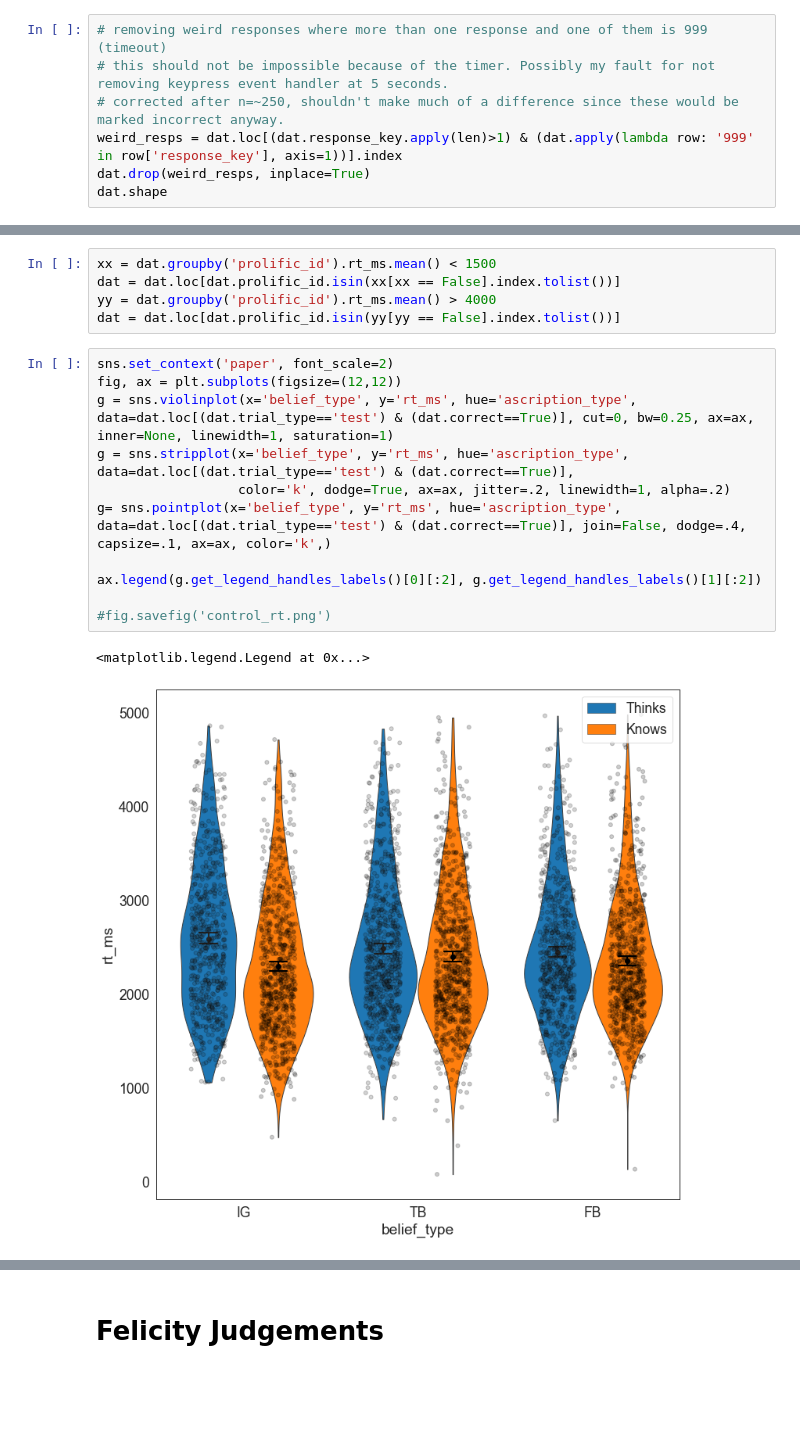
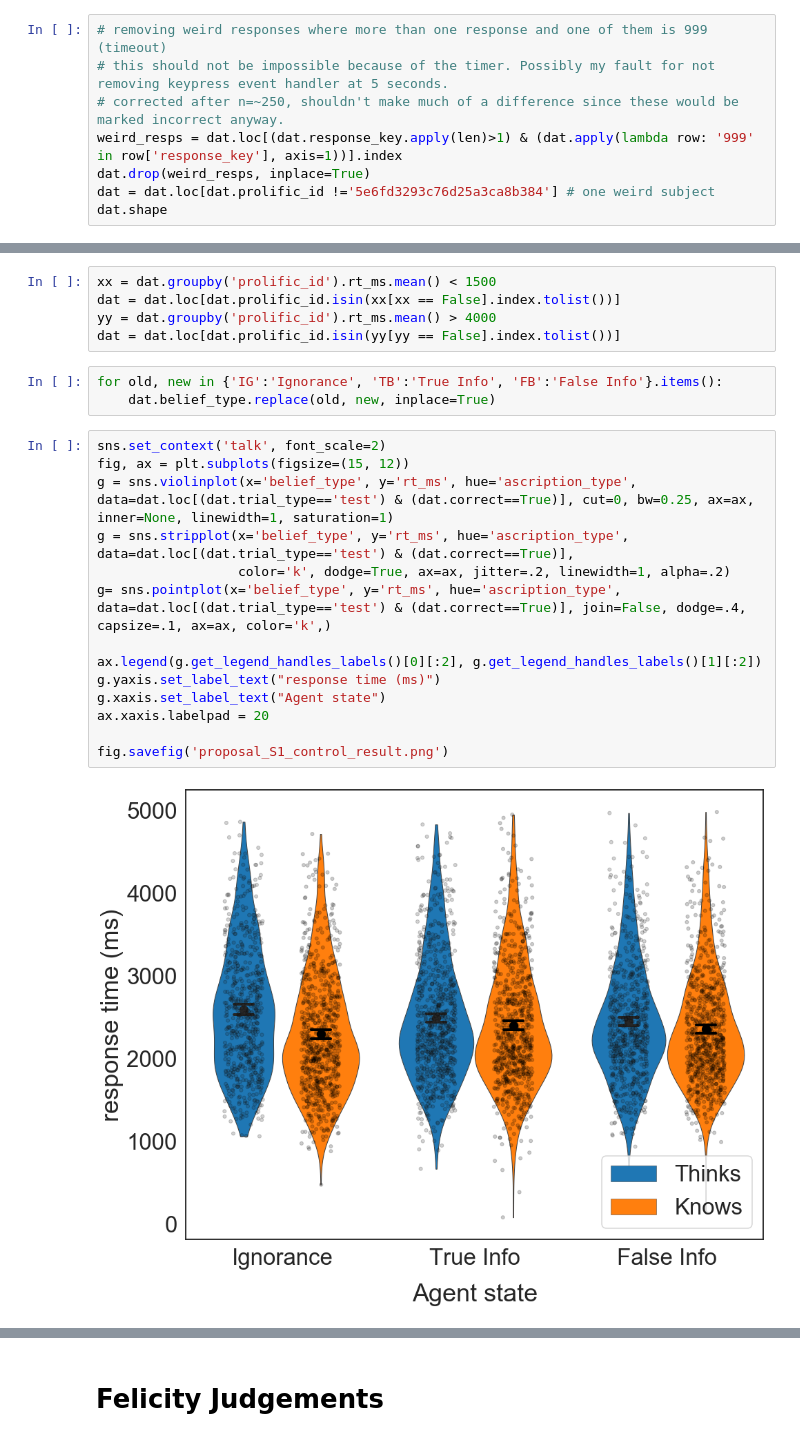
Before and after one commit to BryanGonzalez262/KnowledgeBeliefASD, a Jupyter notebook: analysis/pilot_analysis.ipynb, the cells around one changed output, grey strips where cells are left out. Drawn from its saved outputs; the diff is of its cells as text; blank space fills up the shorter version.

```diff
--- a/analysis/pilot_analysis.ipynb
+++ b/analysis/pilot_analysis.ipynb
@@ -35,5 +52,6 @@ len(dat.prolific_id.unique())
 # corrected after n=~250, shouldn't make much of a difference since these would be marked incorrect anyway.
 weird_resps = dat.loc[(dat.response_key.apply(len)>1) & (dat.apply(lambda row: '999' in row['response_key'], axis=1))].index
 dat.drop(weird_resps, inplace=True)
+dat = dat.loc[dat.prolific_id !='5e6fd3293c76d25a3ca8b384'] # one weird subject
 dat.shape
 # %% [output]
@@ -63,20 +81,25 @@ xx = dat.groupby('prolific_id').rt_ms.mean() < 1500
 dat = dat.loc[dat.prolific_id.isin(xx[xx == False].index.tolist())]
 yy = dat.groupby('prolific_id').rt_ms.mean() > 4000
 dat = dat.loc[dat.prolific_id.isin(yy[yy == False].index.tolist())]
+# %%
+for old, new in {'IG':'Ignorance', 'TB':'True Info', 'FB':'False Info'}.items():
+    dat.belief_type.replace(old, new, inplace=True)
 # %%
-sns.set_context('paper', font_scale=2)
-fig, ax = plt.subplots(figsize=(12,12))
+sns.set_context('talk', font_scale=2)
+fig, ax = plt.subplots(figsize=(15, 12))
 g = sns.violinplot(x='belief_type', y='rt_ms', hue='ascription_type', data=dat.loc[(dat.trial_type=='test') & (dat.correct==True)], cut=0, bw=0.25, ax=ax, inner=None, linewidth=1, saturation=1)
 g = sns.stripplot(x='belief_type', y='rt_ms', hue='ascription_type', data=dat.loc[(dat.trial_type=='test') & (dat.correct==True)],
                   color='k', dodge=True, ax=ax, jitter=.2, linewidth=1, alpha=.2)
 g= sns.pointplot(x='belief_type', y='rt_ms', hue='ascription_type', data=dat.loc[(dat.trial_type=='test') & (dat.correct==True)], join=False, dodge=.4, capsize=.1, ax=ax, color='k',)
 
 ax.legend(g.get_legend_handles_labels()[0][:2], g.get_legend_handles_labels()[1][:2])
+g.yaxis.set_label_text("response time (ms)")
+g.xaxis.set_label_text("Agent state")
+ax.xaxis.labelpad = 20
 
-#fig.savefig('control_rt.png')
+fig.savefig('proposal_S1_control_result.png')
 # %% [output]
-<matplotlib.legend.Legend at 0x...>
-[figure, old version]
+[figure, new version]
 # %%
 len(dat.prolific_id.unique())
 # %% [output]
```
Also changed, not shown: parts of 22 cells of this notebook, 4 other files.
